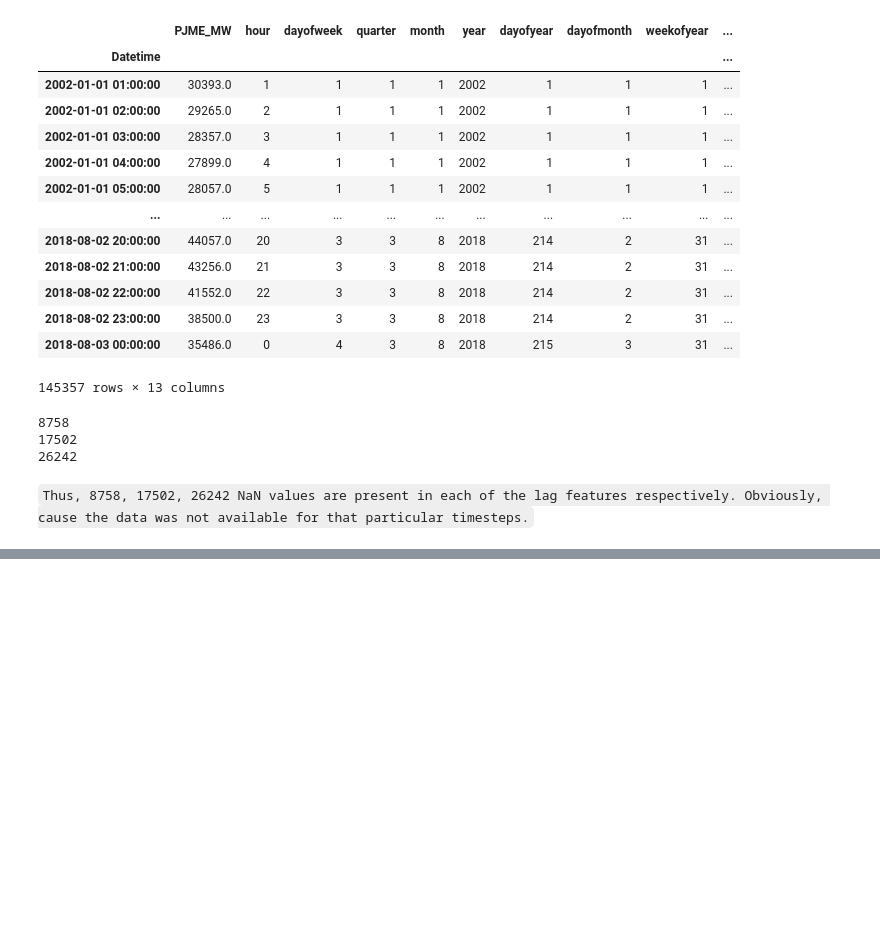
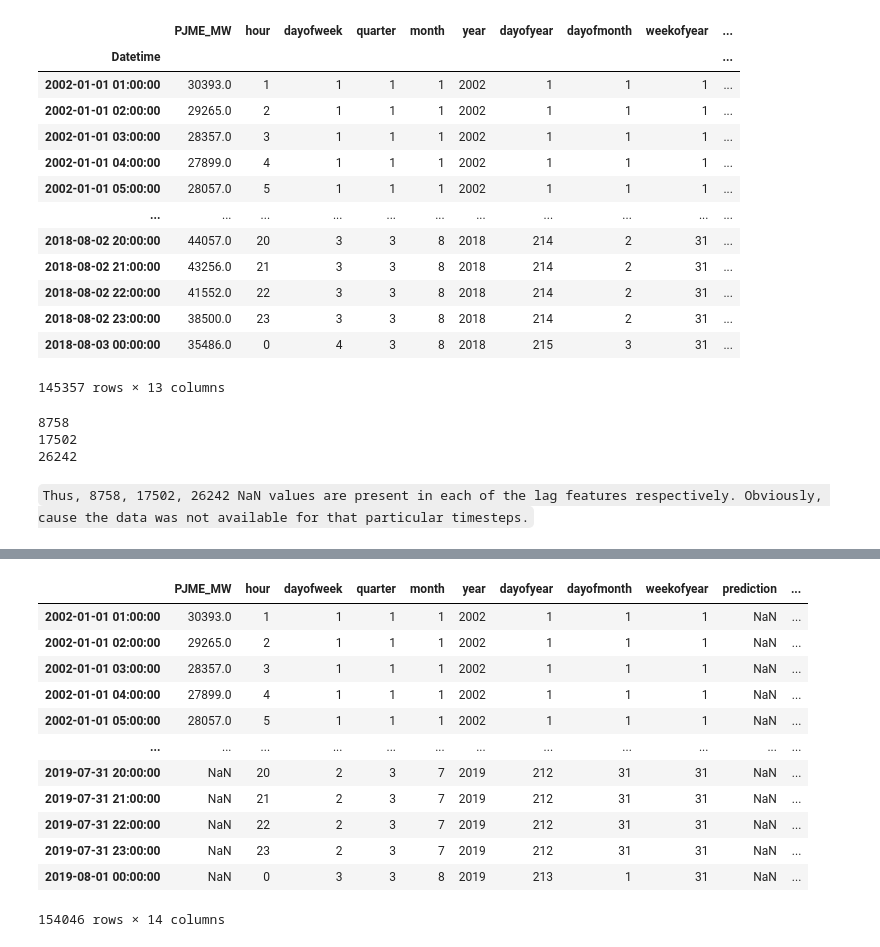
Before and after one commit to singhmanish2411/Energy-Comsumption-Forecasting, a Jupyter notebook: forcasting.ipynb, the cells around one changed output, grey strips where cells are left out. Drawn from its saved outputs; the diff is of its cells as text; code cells hidden in the pictures; blank space fills up the shorter version.

```diff
--- a/forcasting.ipynb
+++ b/forcasting.ipynb
@@ -359,0 +426,20 @@ print(df['lag3'].isna().sum())
+# %%
+# Retrain on all data
+df = create_features(df)
+
+FEATURES = ['dayofyear', 'hour', 'dayofweek', 'quarter', 'month', 'year',
+            'lag1','lag2','lag3']
+TARGET = 'PJME_MW'
+
+X_all = df[FEATURES]
+y_all = df[TARGET]
+
+reg = xgb.XGBRegressor(base_score=0.5,
+                       booster='gbtree',
+                       n_estimators=500,
+                       objective='reg:linear',
+                       max_depth=3,
+                       learning_rate=0.01)
+reg.fit(X_all, y_all,
+        eval_set=[(X_all, y_all)],
+        verbose=100)
@@ -359,0 +464,5 @@ print(df['lag3'].isna().sum())
+# %%
+x = pd.date_range('2018-08-04','2019-08-01', freq='1h')
+future_df = pd.DataFrame(index=x)
+future_df['is_future'] = True
+df['is_future'] = False
@@ -359,0 +474,16 @@ print(df['lag3'].isna().sum())
+# %%
+df_and_future
+# %% [output]
+|  | PJME_MW | hour | dayofweek | quarter | month | year | dayofyear | dayofmonth | weekofyear | prediction | ... |
+| 2002-01-01 01:00:00 | 30393.0 | 1 | 1 | 1 | 1 | 2002 | 1 | 1 | 1 | NaN | ... |
+| 2002-01-01 02:00:00 | 29265.0 | 2 | 1 | 1 | 1 | 2002 | 1 | 1 | 1 | NaN | ... |
+| 2002-01-01 03:00:00 | 28357.0 | 3 | 1 | 1 | 1 | 2002 | 1 | 1 | 1 | NaN | ... |
+| 2002-01-01 04:00:00 | 27899.0 | 4 | 1 | 1 | 1 | 2002 | 1 | 1 | 1 | NaN | ... |
+| 2002-01-01 05:00:00 | 28057.0 | 5 | 1 | 1 | 1 | 2002 | 1 | 1 | 1 | NaN | ... |
+| ... | ... | ... | ... | ... | ... | ... | ... | ... | ... | ... | ... |
+| 2019-07-31 20:00:00 | NaN | 20 | 2 | 3 | 7 | 2019 | 212 | 31 | 31 | NaN | ... |
+| 2019-07-31 21:00:00 | NaN | 21 | 2 | 3 | 7 | 2019 | 212 | 31 | 31 | NaN | ... |
+| 2019-07-31 22:00:00 | NaN | 22 | 2 | 3 | 7 | 2019 | 212 | 31 | 31 | NaN | ... |
+| 2019-07-31 23:00:00 | NaN | 23 | 2 | 3 | 7 | 2019 | 212 | 31 | 31 | NaN | ... |
+| 2019-08-01 00:00:00 | NaN | 0 | 3 | 3 | 8 | 2019 | 213 | 1 | 31 | NaN | ... |
+154046 rows × 14 columns
```
Also changed, not shown: parts of 30 cells of this notebook.
